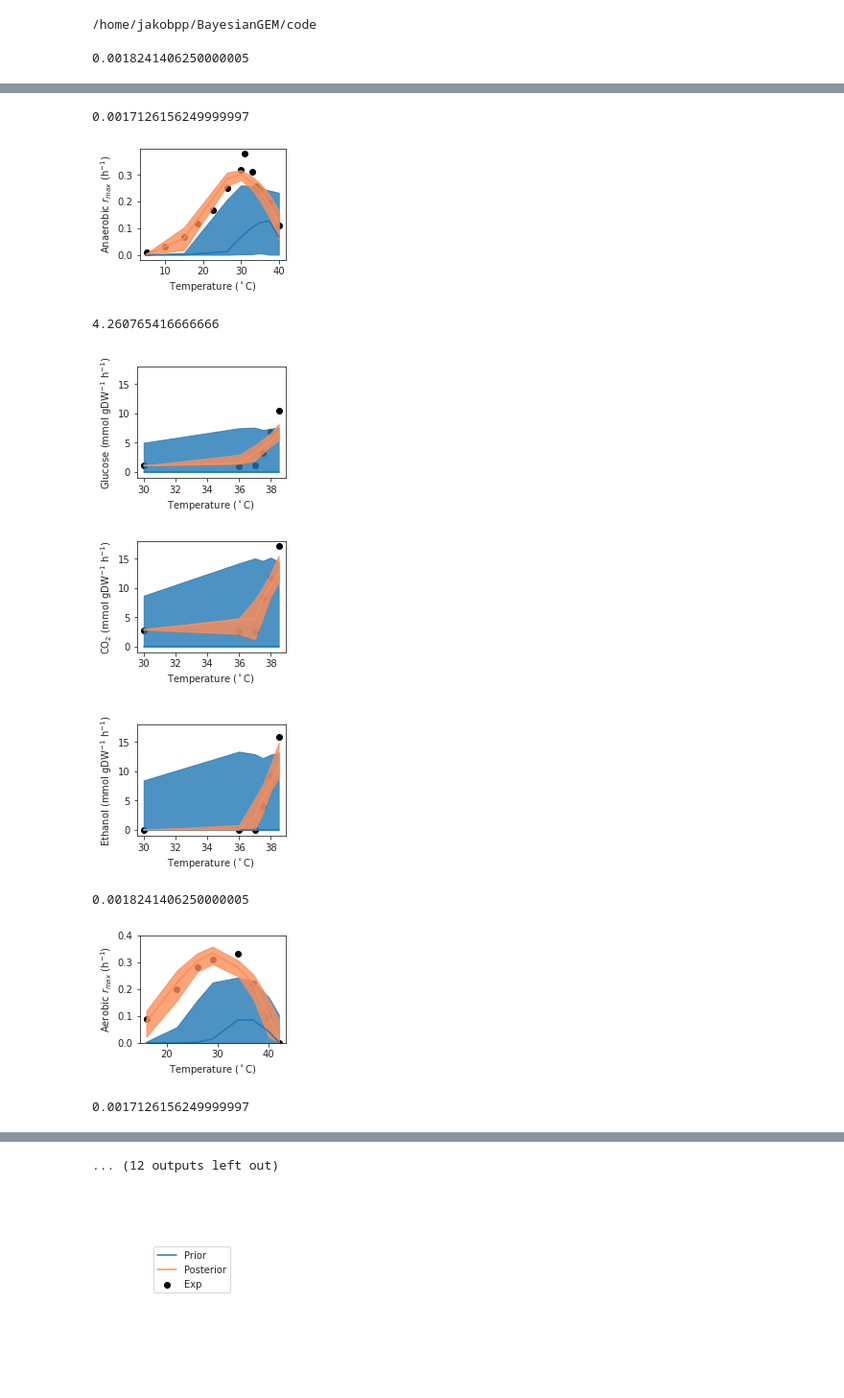
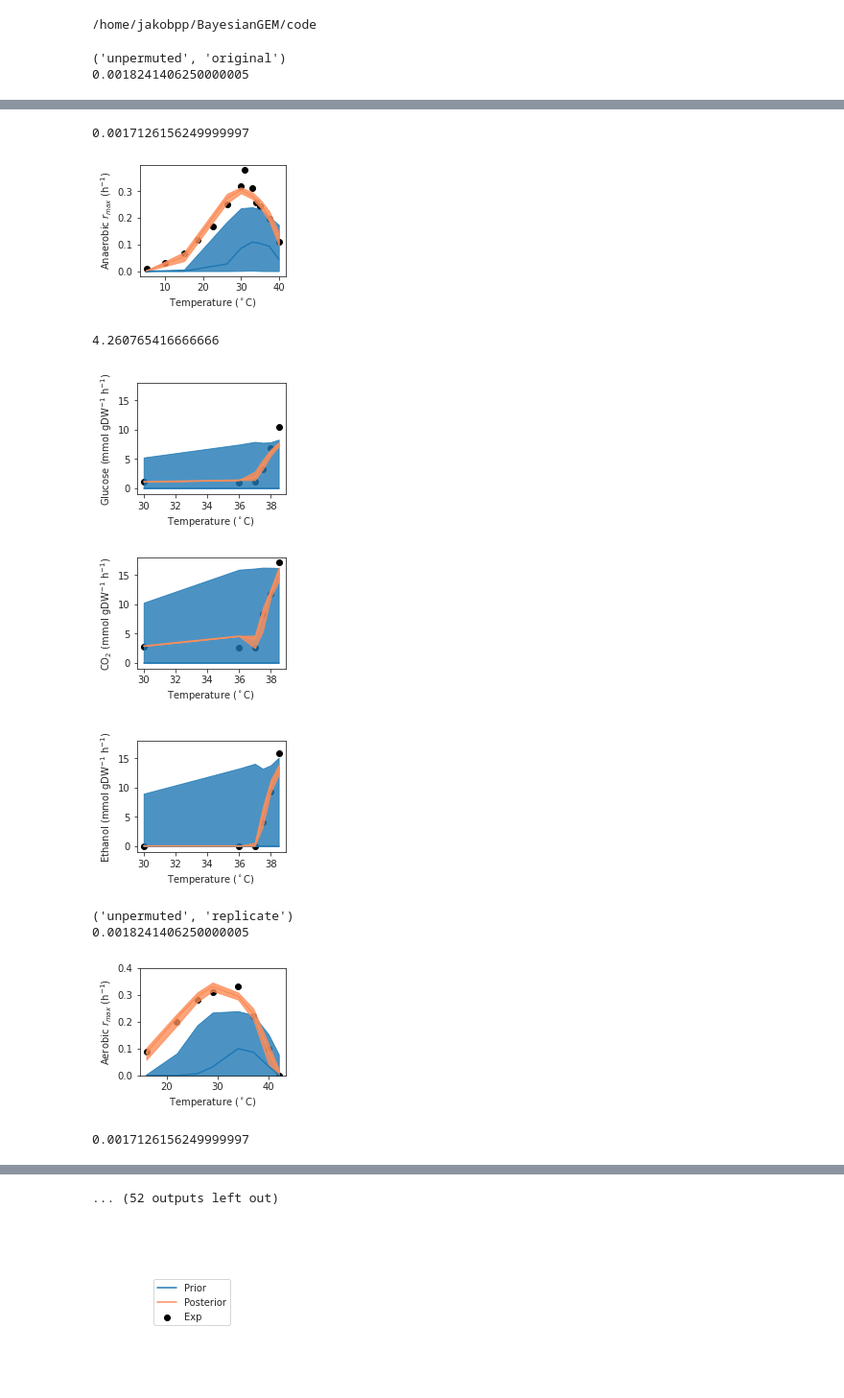
Before and after one commit to vetleser/BayesianGEM, a Jupyter notebook: code/visualization_for_manuscript.ipynb, the cells around one changed output, grey strips where cells are left out. Shown at 96% size. Cells and saved outputs as stored; diff of their text form; code cells hidden in the pictures.

```diff
--- a/code/visualization_for_manuscript.ipynb
+++ b/code/visualization_for_manuscript.ipynb
@@ -63,0 +80,4 @@ reference_model = pickle.load(open("../results/smcabc_gem_three_conditions_save_
+# %%
+model_skeleton["model"] = list(map(load_pickle,model_skeleton.outfile))
+# %%
+model_frame = model_skeleton.set_index(["origin","status"])
@@ -63,0 +111,2 @@ reference_model = pickle.load(open("../results/smcabc_gem_three_conditions_save_
+# %%
+models = model_frame.model
@@ -128,7 +189,8 @@ def plot_lines_prior_chemostat(model,prefix=None):
         if prefix is not None: plt.savefig(prefix+'_{0}.pdf'.format(cols[i]))
         plt.show()
 # %%
-for model in models:
+for index, model in models.iteritems():
+    print(index)
     plot_lines_prior_ae(model)
     plot_lines_prior_an(model)
     plot_lines_prior_chemostat(model)
@@ -285,9 +350,11 @@ def plot_legend_growth():
     plt.savefig('../figures/prior_posterior_legend.pdf',transparent=True)
     plt.show()
 # %%
-for model in models:
+for index, model in models.iteritems():
+    print(index)
     plot_last_population_ae(model)
     plot_last_population_an(model)
     plot_last_population_chemostat(model)
 # %% [output]
+('unpermuted', 'original')
 0.0018241406250000005
@@ -295,9 +362,10 @@ for model in models:
 0.0017126156249999997
-[figure, old version]
+[figure, new version]
 4.260765416666666
-[figure, old version]
+[figure, new version]
-[figure, old version]
+[figure, new version]
-[figure, old version]
+[figure, new version]
+('unpermuted', 'replicate')
 0.0018241406250000005
-[figure, old version]
+[figure, new version]
 0.0017126156249999997
@@ -305,4 +373,4 @@ for model in models:
-... (12 outputs left out)
+... (52 outputs left out)
 # %%
  plot_legend_growth()
 # %% [output]
```
Also changed, not shown: parts of 37 cells of this notebook.
